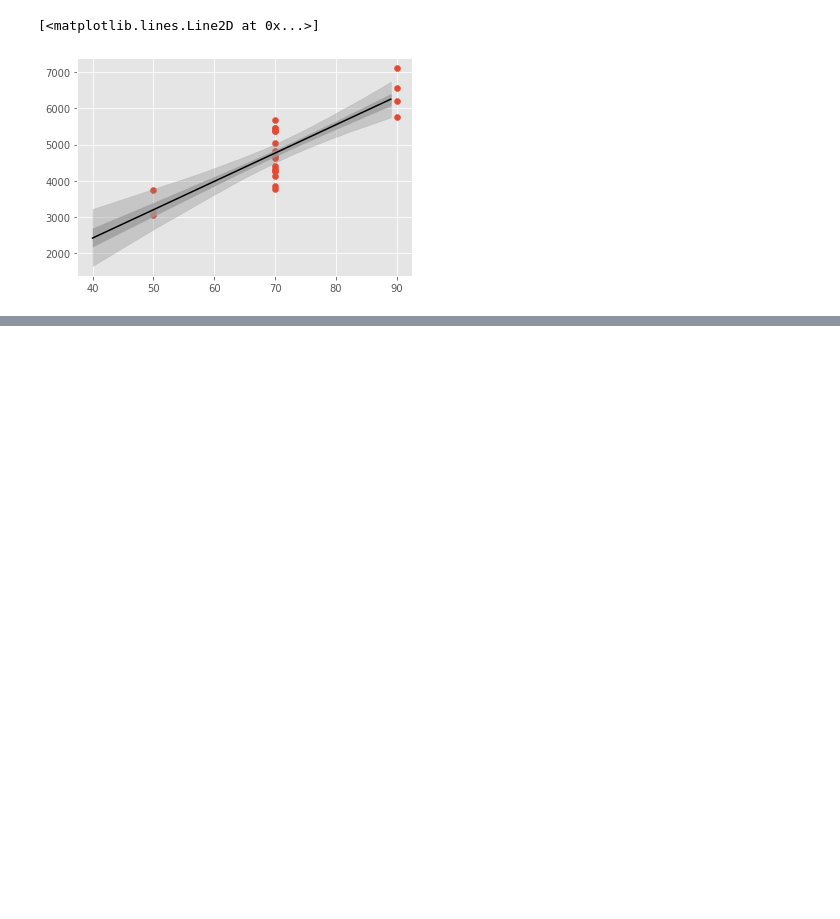
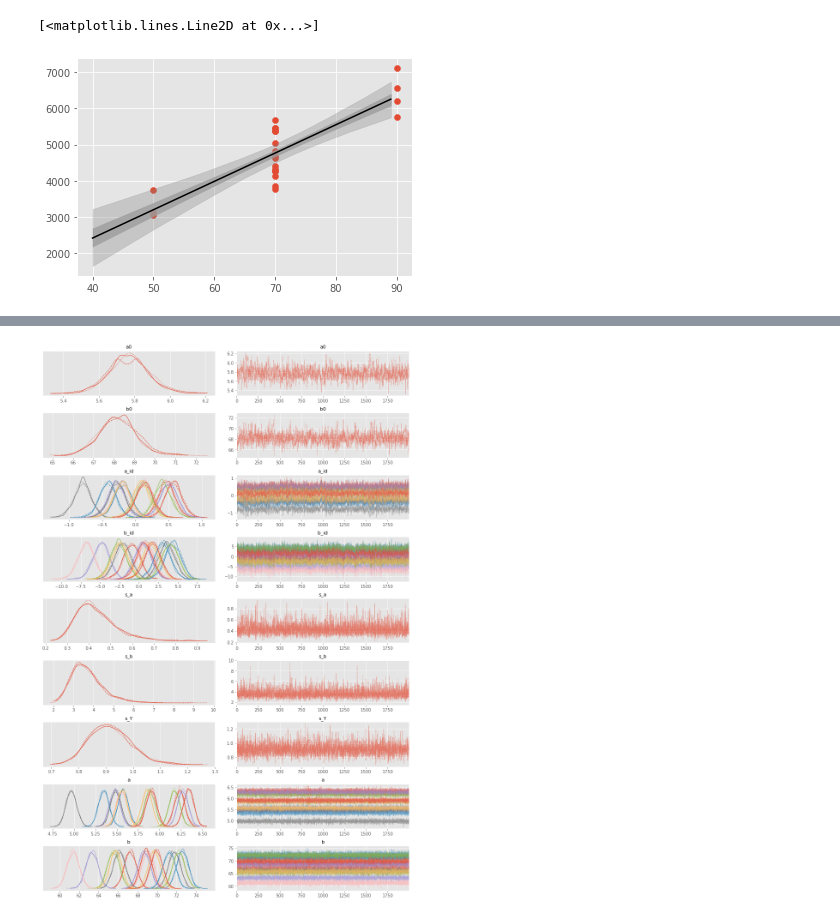
Before and after one commit to yocchans3/PyStan_practices, a Jupyter notebook: 210407_復習.ipynb, the cells around one changed output, grey strips where cells are left out. Cells and saved outputs as stored; diff of their text form; code cells hidden in the pictures; blank space fills up the shorter version.

```diff
--- a/210407_復習.ipynb
+++ b/210407_復習.ipynb
@@ -162,0 +235,2 @@ plt.plot(X_s, y, color="k")
+# %%
+sm = pystan.StanModel(model_code=stan_model)
@@ -162,0 +239,10 @@ plt.plot(X_s, y, color="k")
+# %%
+stan_data = {
+    "N":df.shape[0],
+    "N_id":15,
+    "X":df["age"],
+    "Y":df["height"],
+    "s_id":df["id"]
+}
+# %%
+fit = sm.sampling(data=stan_data, iter=3000, warmup=1000, chains=3, seed=123)
@@ -162,0 +269,4 @@ plt.plot(X_s, y, color="k")
+# %%
+fig = arviz.plot_trace(fit)
+# %% [output]
+[figure, added]
```
Also changed, not shown: parts of 16 cells of this notebook.
